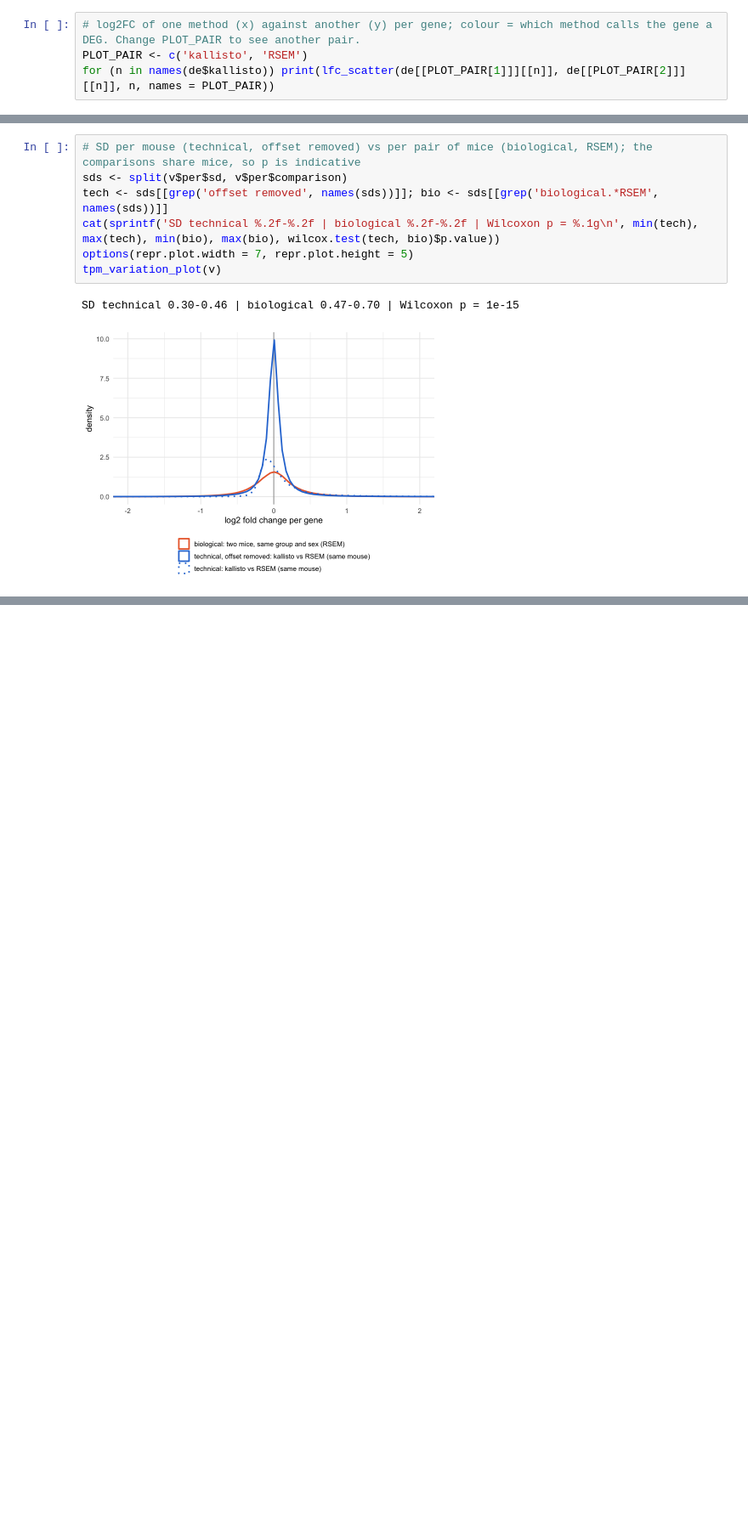
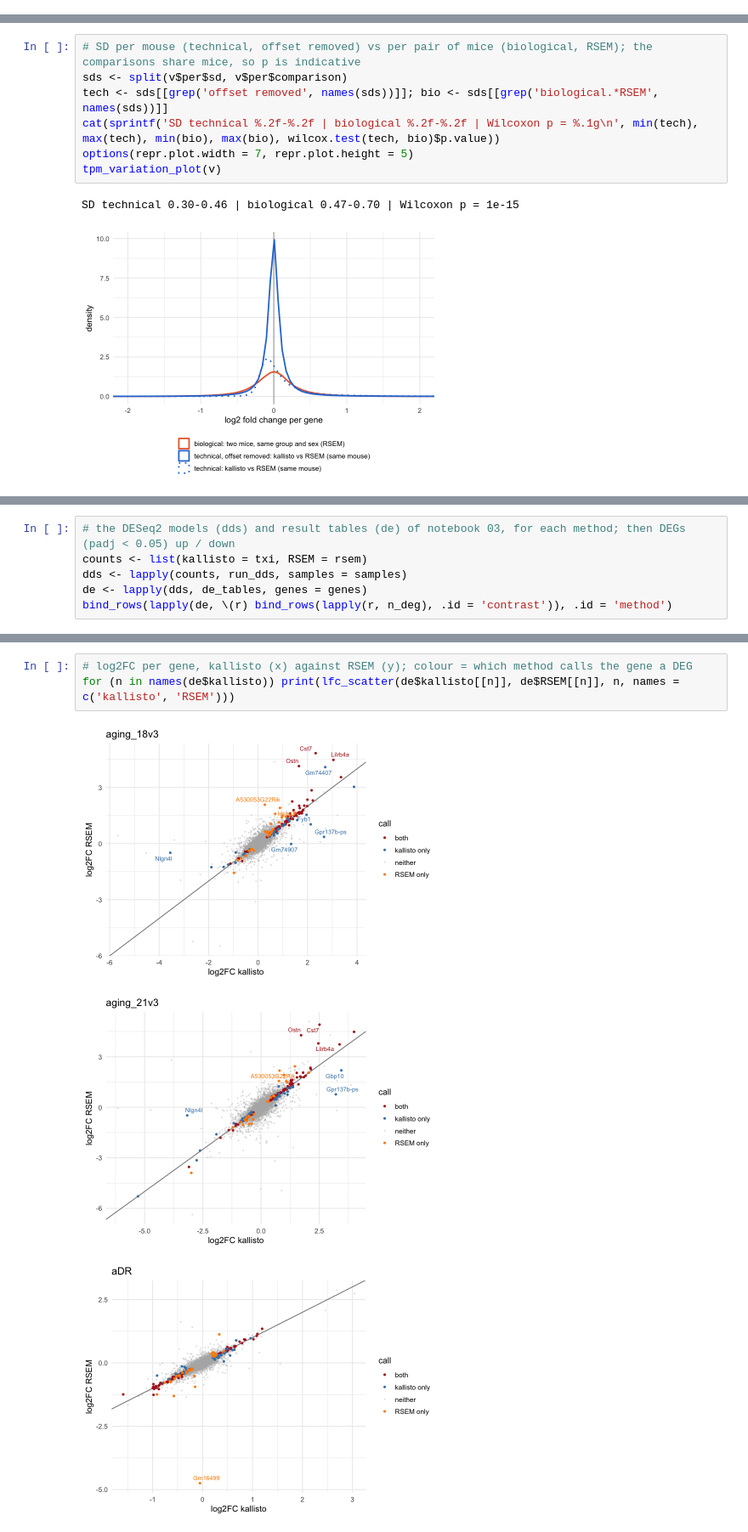
Before and after one commit to Jeffateth/RNAseq_aging, a Jupyter notebook: notebooks/04_compare_methods.ipynb, the cells around one changed output, grey strips where cells are left out. Shown at 85% size. Saved outputs shown, nothing was run; the diff lists cells and outputs as text; blank space fills up the shorter version.

```diff
--- a/notebooks/04_compare_methods.ipynb
+++ b/notebooks/04_compare_methods.ipynb
@@ -105,4 +24,0 @@ A tibble: 12 × 13
-# %%
-# log2FC of one method (x) against another (y) per gene; colour = which method calls the gene a DEG. Change PLOT_PAIR to see another pair.
-PLOT_PAIR <- c('kallisto', 'RSEM')
-for (n in names(de$kallisto)) print(lfc_scatter(de[[PLOT_PAIR[1]]][[n]], de[[PLOT_PAIR[2]]][[n]], n, names = PLOT_PAIR))
@@ -272,0 +87,6 @@ SD technical 0.30-0.46 | biological 0.47-0.70 | Wilcoxon p = 1e-15
+# %%
+# the DESeq2 models (dds) and result tables (de) of notebook 03, for each method; then DEGs (padj < 0.05) up / down
+counts <- list(kallisto = txi, RSEM = rsem)
+dds <- lapply(counts, run_dds, samples = samples)
+de <- lapply(dds, de_tables, genes = genes)
+bind_rows(lapply(de, \(r) bind_rows(lapply(r, n_deg), .id = 'contrast')), .id = 'method')
@@ -272,0 +120,7 @@ SD technical 0.30-0.46 | biological 0.47-0.70 | Wilcoxon p = 1e-15
+# %%
+# log2FC per gene, kallisto (x) against RSEM (y); colour = which method calls the gene a DEG
+for (n in names(de$kallisto)) print(lfc_scatter(de$kallisto[[n]], de$RSEM[[n]], n, names = c('kallisto', 'RSEM')))
+# %% [output]
+[figure, added]
+[figure, added]
+[figure, added]
```
Also changed, not shown: parts of 37 cells of this notebook, 9 other files.
